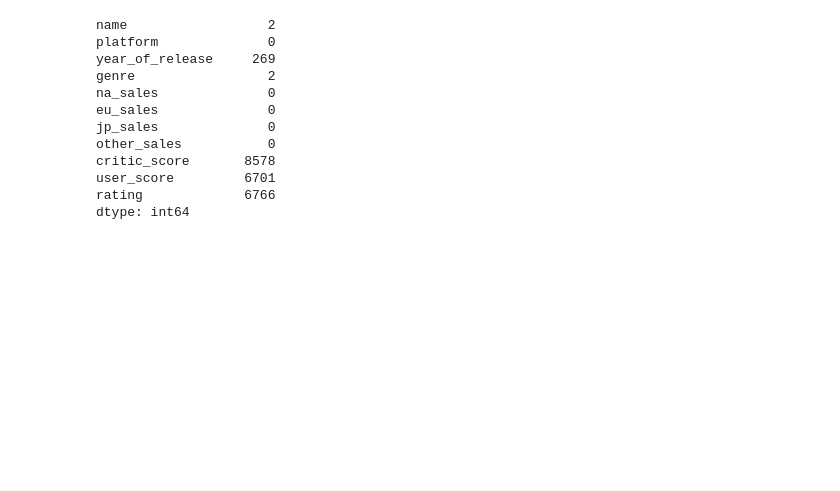
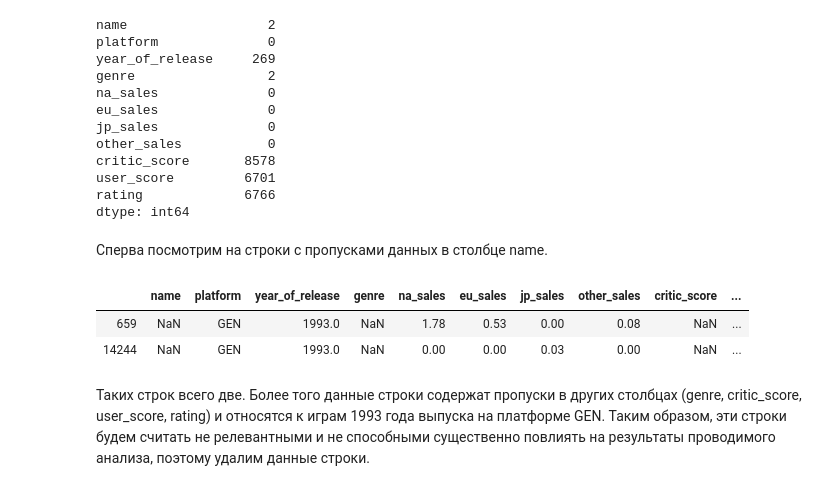
Before and after one commit to nktnlx/data_analysis_portfolio, a Jupyter notebook: video_games_sales.ipynb, the cells around one changed output. Saved outputs shown, nothing was run; the diff lists cells and outputs as text; code cells hidden in the pictures; blank space fills up the shorter version.

```diff
--- a/video_games_sales.ipynb
+++ b/video_games_sales.ipynb
@@ -128,3 +128,14 @@ critic_score       8578
 user_score         6701
 rating             6766
 dtype: int64
+# %% [markdown]
+Сперва посмотрим на строки с пропусками данных в столбце name.
+# %%
+# отбираем строки с пропусками данных в столбце name
+df[df['name'].isna()]
+# %% [output]
+|  | name | platform | year_of_release | genre | na_sales | eu_sales | jp_sales | other_sales | critic_score | ... |
+| 659 | NaN | GEN | 1993.0 | NaN | 1.78 | 0.53 | 0.00 | 0.08 | NaN | ... |
+| 14244 | NaN | GEN | 1993.0 | NaN | 0.00 | 0.00 | 0.03 | 0.00 | NaN | ... |
+# %% [markdown]
+Таких строк всего две. Более того данные строки содержат пропуски в других столбцах (genre, critic_score, user_score, rating) и относятся к играм 1993 года выпуска на платформе GEN. Таким образом, эти строки будем считать не релевантными и не способными существенно повлиять на результаты проводимого анализа, поэтому удалим данные строки.
```
Also changed, not shown: parts of 18 cells of this notebook.
